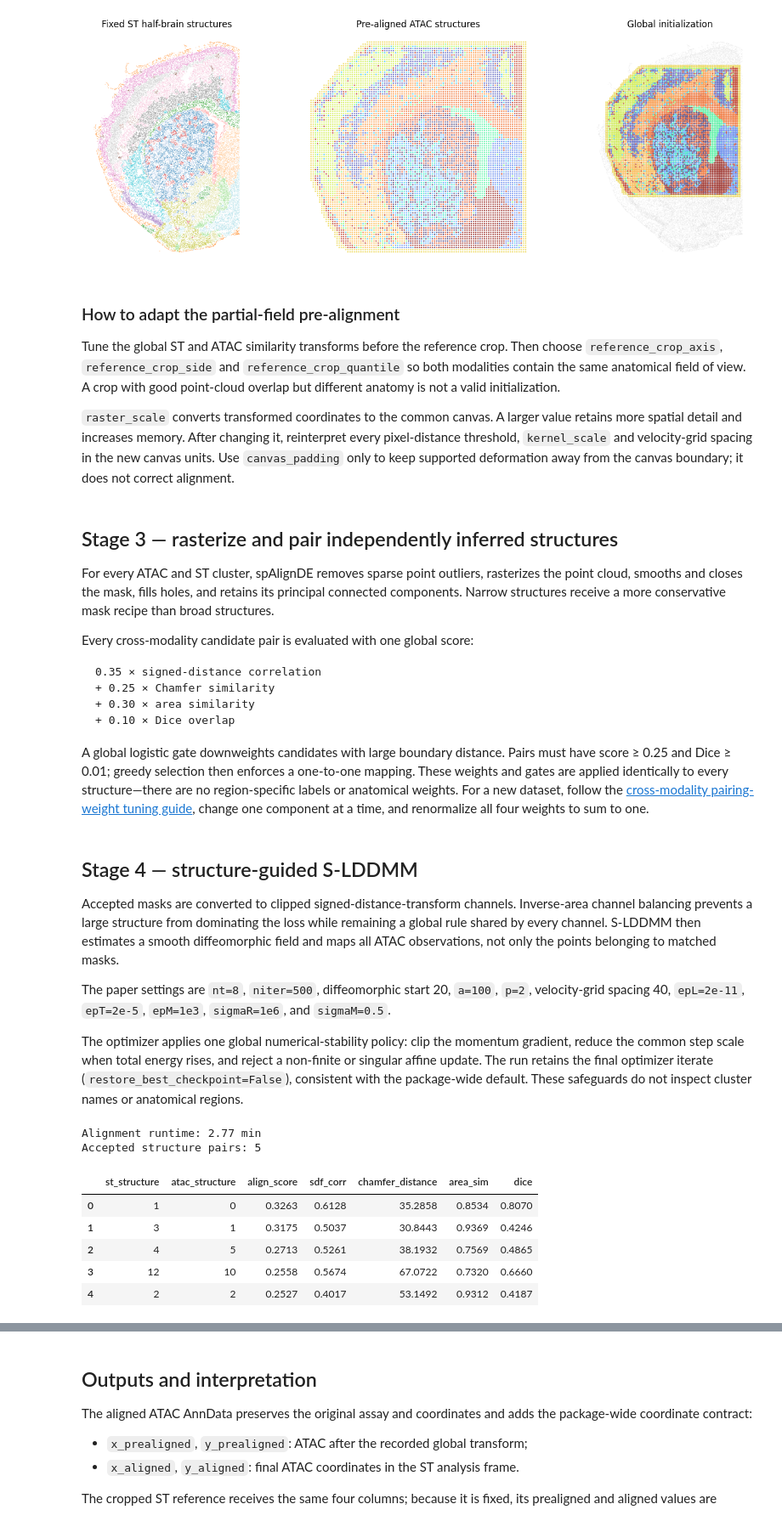
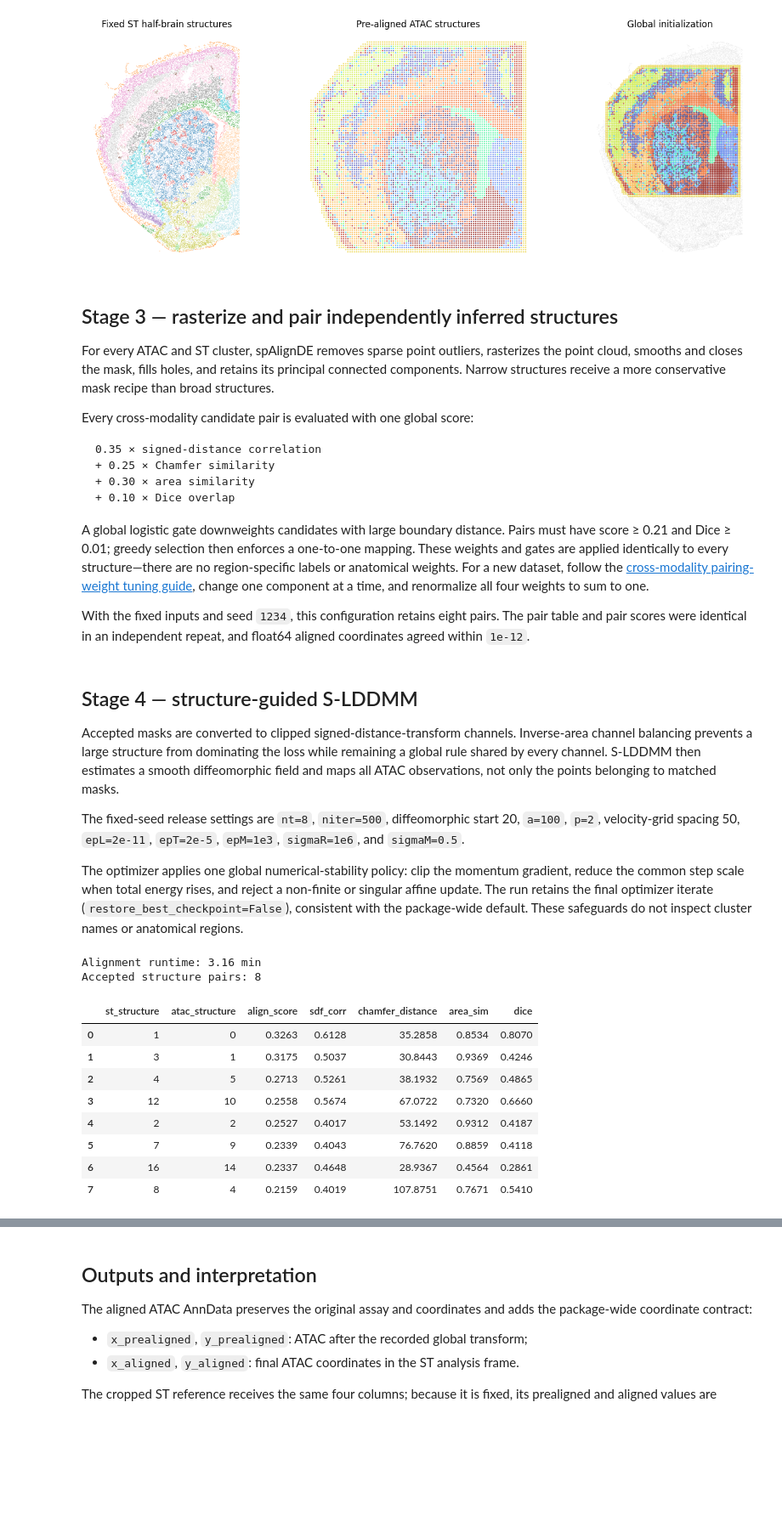
Before and after one commit to dsong-lab/spAlignDE, a Jupyter notebook: docs/source/source_notebooks/cross_modality/atac_st_alignment_nb.ipynb, the cells around one changed output, grey strips where cells are left out. Shown at 85% size. Drawn from its saved outputs; the diff is of its cells as text; code cells hidden in the pictures; blank space fills up the shorter version.

Commit message:
Refresh reproducible cross-modality tutorials

````diff
--- a/docs/source/source_notebooks/cross_modality/atac_st_alignment_nb.ipynb
+++ b/docs/source/source_notebooks/cross_modality/atac_st_alignment_nb.ipynb
@@ -188,20 +193,6 @@ ATAC observations retained: 9,215
 ST observations after half-brain crop: 35,422
 Shared canvas (height, width): (1478, 1027)
 [figure]
-# %% [markdown]
-### How to adapt the partial-field pre-alignment
-
-Tune the global ST and ATAC similarity transforms before the reference crop.
-Then choose `reference_crop_axis`, `reference_crop_side` and
-`reference_crop_quantile` so both modalities contain the same anatomical field
-of view. A crop with good point-cloud overlap but different anatomy is not a
-valid initialization.
-
-`raster_scale` converts transformed coordinates to the common canvas. A larger
-value retains more spatial detail and increases memory. After changing it,
-reinterpret every pixel-distance threshold, `kernel_scale` and velocity-grid
-spacing in the new canvas units. Use `canvas_padding` only to keep supported
-deformation away from the canvas boundary; it does not correct alignment.
 # %% [markdown]
 ## Stage 3 — rasterize and pair independently inferred structures
 
@@ -220,11 +211,15 @@ Every cross-modality candidate pair is evaluated with one global score:
 ```
 
 A global logistic gate downweights candidates with large boundary distance.
-Pairs must have score ≥ 0.25 and Dice ≥ 0.01; greedy selection then enforces a
+Pairs must have score ≥ 0.21 and Dice ≥ 0.01; greedy selection then enforces a
 one-to-one mapping. These weights and gates are applied identically to every
-structure—there are no region-specific labels or anatomical weights. For a
-new dataset, follow the [cross-modality pairing-weight tuning guide](https://dsong-lab.github.io/spAlignDE/tutorials/parameter_tuning.html#cross-modality-pairing-weights),
+structure—there are no region-specific labels or anatomical weights. For a new
+dataset, follow the [cross-modality pairing-weight tuning guide](https://dsong-lab.github.io/spAlignDE/tutorials/parameter_tuning.html#cross-modality-pairing-weights),
 change one component at a time, and renormalize all four weights to sum to one.
+
+With the fixed inputs and seed `1234`, this configuration retains eight pairs.
+The pair table and pair scores were identical in an independent repeat, and
+float64 aligned coordinates agreed within `1e-12`.
 # %% [markdown]
 ## Stage 4 — structure-guided S-LDDMM
 
@@ -234,8 +229,8 @@ loss while remaining a global rule shared by every channel. S-LDDMM then
 estimates a smooth diffeomorphic field and maps all ATAC observations, not only
 the points belonging to matched masks.
 
-The paper settings are `nt=8`, `niter=500`, diffeomorphic start 20,
-`a=100`, `p=2`, velocity-grid spacing 40, `epL=2e-11`, `epT=2e-5`,
+The fixed-seed release settings are `nt=8`, `niter=500`, diffeomorphic start
+20, `a=100`, `p=2`, velocity-grid spacing 50, `epL=2e-11`, `epT=2e-5`,
 `epM=1e3`, `sigmaR=1e6`, and `sigmaM=0.5`.
 
 The optimizer applies one global numerical-stability policy: clip the momentum
@@ -251,7 +246,7 @@ alignment_config = spAlignDE.ATACSTAlignmentConfig(
     dice_weight=0.10,
     chamfer_gate_center=16.0,
     chamfer_gate_scale=6.0,
-    pair_score_threshold=0.25,
+    pair_score_threshold=0.21,
     pair_dice_threshold=0.01,
     maximum_pairs=20,
     time_steps=8,
@@ -259,7 +254,7 @@ alignment_config = spAlignDE.ATACSTAlignmentConfig(
     diffeomorphic_start=20,
     kernel_scale=100.0,
     kernel_power=2.0,
-    velocity_grid_spacing=40.0,
+    velocity_grid_spacing=50.0,
     affine_linear_lr=2e-11,
     affine_translation_lr=2e-5,
     momentum_lr=1e3,
@@ -270,32 +265,35 @@ alignment_config = spAlignDE.ATACSTAlignmentConfig(
 )
 
 started = time.perf_counter()
 result = spAlignDE.align_atac_to_st(
     prealigned,
     config=alignment_config,
     atac_cluster_key="cluster_raw",
     st_cluster_key="cluster",
     output_dir=OUTPUT_DIR / "alignment",
     verbose=False,
 )
 elapsed = time.perf_counter() - started
 
 print(f"Alignment runtime: {elapsed / 60:.2f} min")
 print("Accepted structure pairs:", len(result.matched_pairs))
 display(
     result.matched_pairs[
         [
             "st_structure", "atac_structure", "align_score", "sdf_corr",
             "chamfer_distance", "area_sim", "dice",
         ]
     ].round(4)
 )
 # %% [output]
-Alignment runtime: 2.77 min
-Accepted structure pairs: 5
+Alignment runtime: 3.16 min
+Accepted structure pairs: 8
 |  | st_structure | atac_structure | align_score | sdf_corr | chamfer_distance | area_sim | dice |
 | 0 | 1 | 0 | 0.3263 | 0.6128 | 35.2858 | 0.8534 | 0.8070 |
 | 1 | 3 | 1 | 0.3175 | 0.5037 | 30.8443 | 0.9369 | 0.4246 |
 | 2 | 4 | 5 | 0.2713 | 0.5261 | 38.1932 | 0.7569 | 0.4865 |
 | 3 | 12 | 10 | 0.2558 | 0.5674 | 67.0722 | 0.7320 | 0.6660 |
 | 4 | 2 | 2 | 0.2527 | 0.4017 | 53.1492 | 0.9312 | 0.4187 |
+| 5 | 7 | 9 | 0.2339 | 0.4043 | 76.7620 | 0.8859 | 0.4118 |
+| 6 | 16 | 14 | 0.2337 | 0.4648 | 28.9367 | 0.4564 | 0.2861 |
+| 7 | 8 | 4 | 0.2159 | 0.4019 | 107.8751 | 0.7671 | 0.5410 |
````
Also changed, not shown: parts of 9 cells of this notebook, 17 other files.
